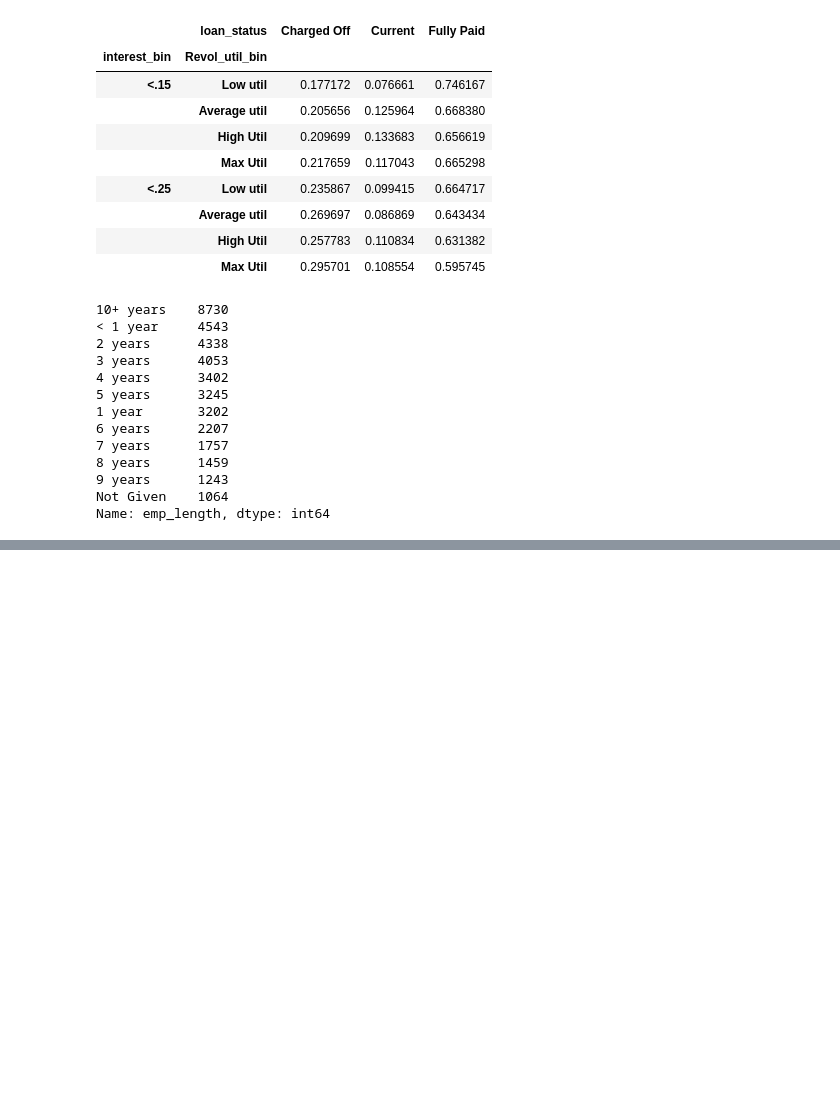
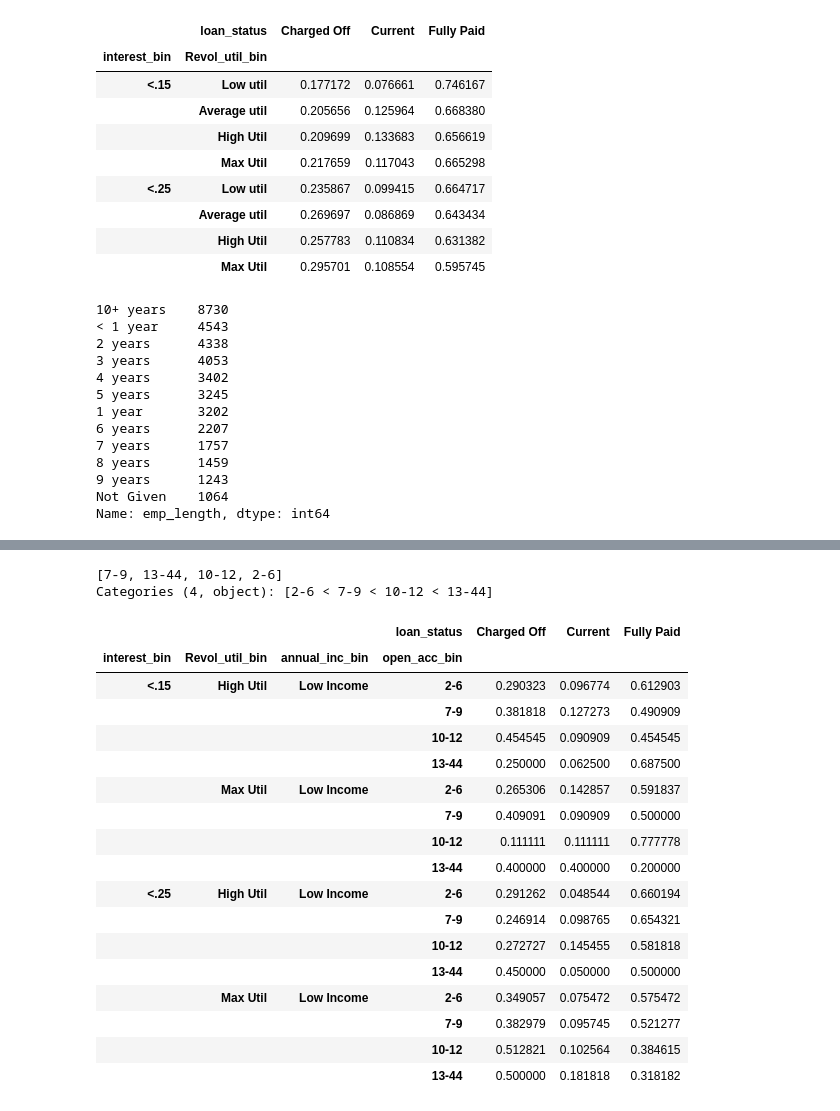
Before and after one commit to karthikmnkrishna/Loan-default-prediction, a Jupyter notebook: Loan_Case_study.ipynb, the cells around one changed output, grey strips where cells are left out. Saved outputs shown, nothing was run; the diff lists cells and outputs as text; code cells hidden in the pictures; blank space fills up the shorter version.

```diff
--- a/Loan_Case_study.ipynb
+++ b/Loan_Case_study.ipynb
@@ -960,2 +962,2 @@ Name: open_acc, dtype: float64
 # %%
-df['open_acc_bin'] = pd.qcut(df.open_acc, 10, labels=False,duplicates = 'drop')
+df['open_acc_bin'] = pd.qcut(df.open_acc, 4, labels=['2-6','7-9','10-12','13-44'],duplicates = 'drop')
@@ -1219,0 +1255,3 @@ Name: emp_length, dtype: int64
+# %%
+df60 = df60[df60.Revol_util_bin >'Average util']
+df60.shape
@@ -1219,0 +1281,2 @@ Name: emp_length, dtype: int64
+# %%
+df60 = df60[df60.annual_inc_bin < 'High  Income']
@@ -1219,0 +1296,27 @@ Name: emp_length, dtype: int64
+# %%
+df60.open_acc_bin.unique()
+# %% [output]
+[7-9, 13-44, 10-12, 2-6]
+Categories (4, object): [2-6 < 7-9 < 10-12 < 13-44]
+# %%
+df60 = df60[df60.annual_inc_bin == 'Low Income']
+pd.crosstab([df60.interest_bin , df60.Revol_util_bin,df60.annual_inc_bin,df60.open_acc_bin],df60.loan_status , values= df60.loan_amnt , aggfunc= 'count',normalize= 'index')
+# %% [output]
+|  |  |  | loan_status | Charged Off | Current | Fully Paid |
+| interest_bin | Revol_util_bin | annual_inc_bin | open_acc_bin |  |  |  |
+| <.15 | High Util | Low Income | 2-6 | 0.290323 | 0.096774 | 0.612903 |
+|  |  |  | 7-9 | 0.381818 | 0.127273 | 0.490909 |
+|  |  |  | 10-12 | 0.454545 | 0.090909 | 0.454545 |
+|  |  |  | 13-44 | 0.250000 | 0.062500 | 0.687500 |
+|  | Max Util | Low Income | 2-6 | 0.265306 | 0.142857 | 0.591837 |
+|  |  |  | 7-9 | 0.409091 | 0.090909 | 0.500000 |
+|  |  |  | 10-12 | 0.111111 | 0.111111 | 0.777778 |
+|  |  |  | 13-44 | 0.400000 | 0.400000 | 0.200000 |
+| <.25 | High Util | Low Income | 2-6 | 0.291262 | 0.048544 | 0.660194 |
+|  |  |  | 7-9 | 0.246914 | 0.098765 | 0.654321 |
+|  |  |  | 10-12 | 0.272727 | 0.145455 | 0.581818 |
+|  |  |  | 13-44 | 0.450000 | 0.050000 | 0.500000 |
+|  | Max Util | Low Income | 2-6 | 0.349057 | 0.075472 | 0.575472 |
+|  |  |  | 7-9 | 0.382979 | 0.095745 | 0.521277 |
+|  |  |  | 10-12 | 0.512821 | 0.102564 | 0.384615 |
+|  |  |  | 13-44 | 0.500000 | 0.181818 | 0.318182 |
```
Also changed, not shown: parts of 12 cells of this notebook.
